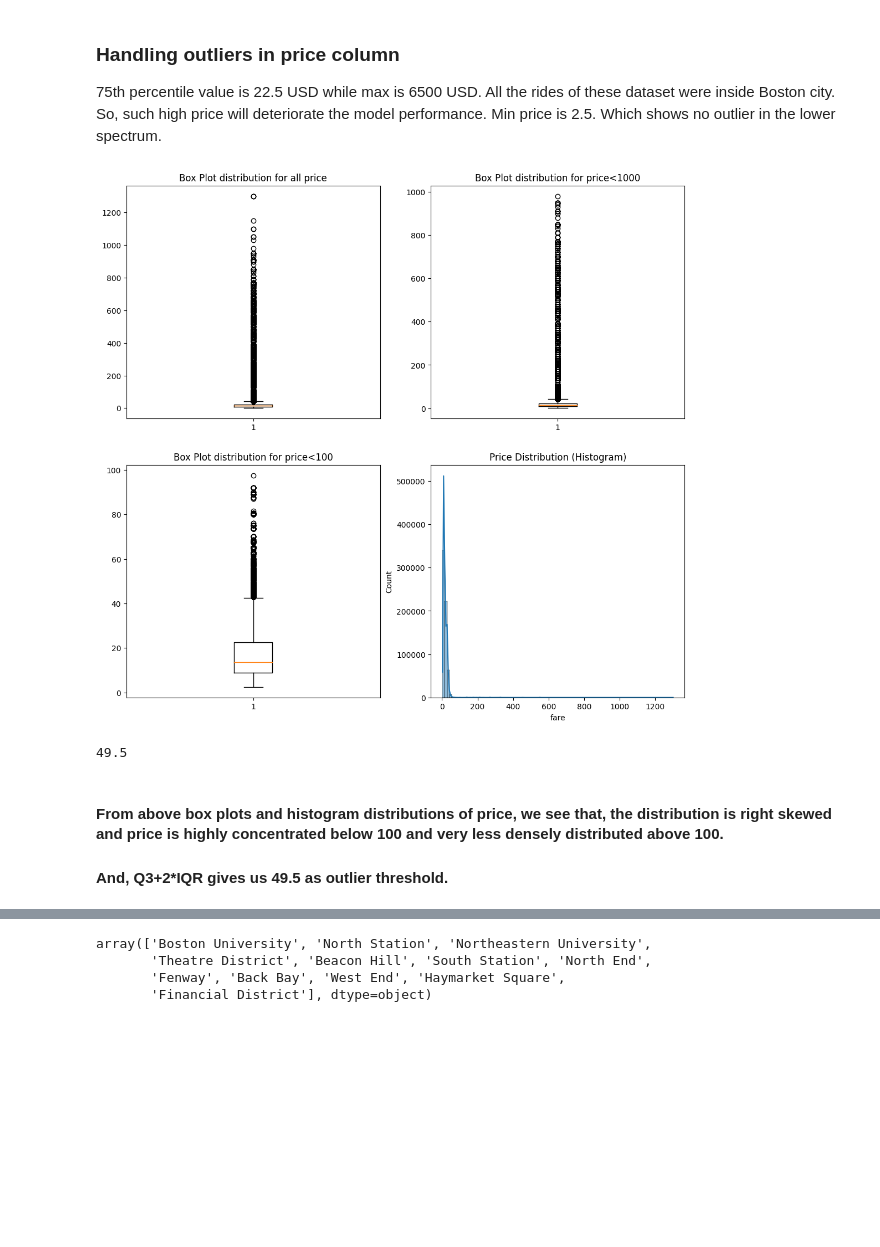
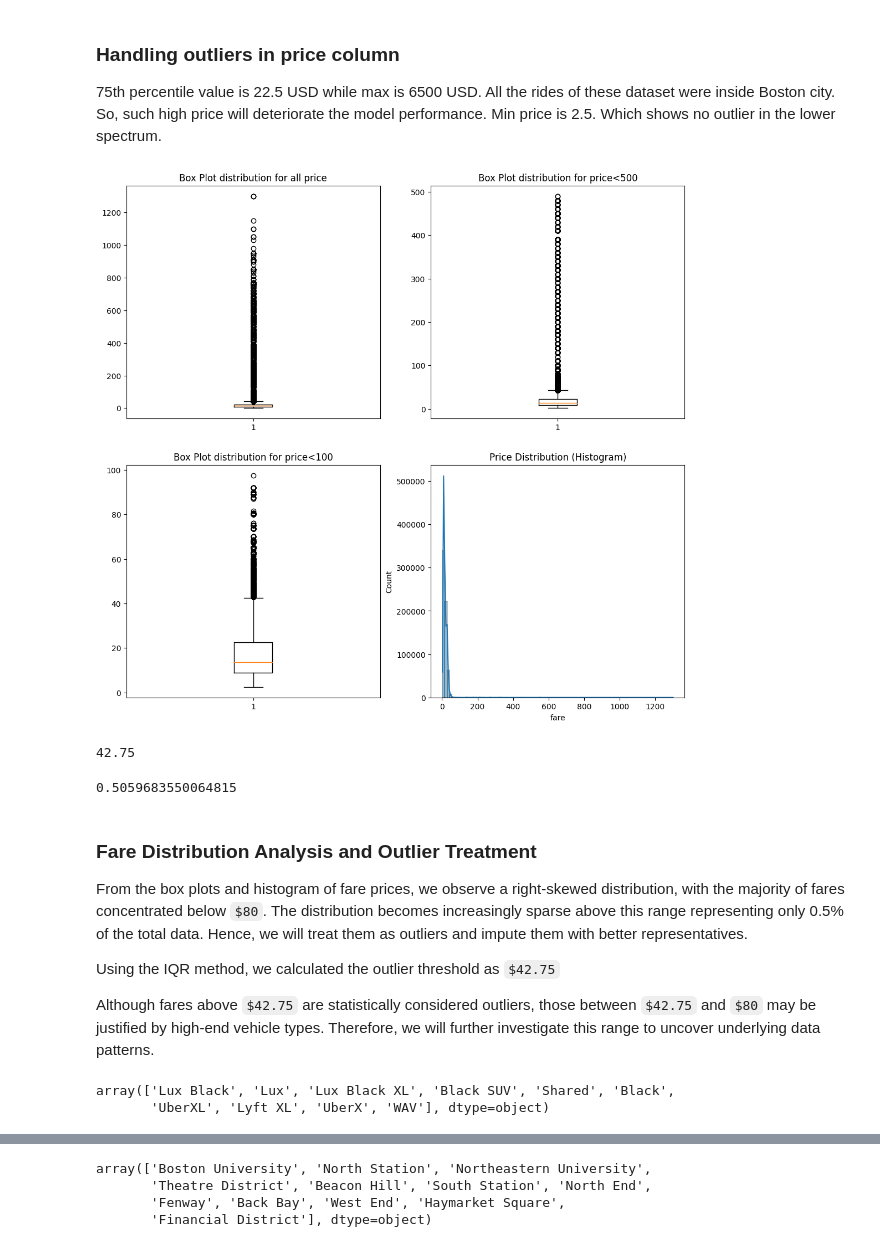
Before and after one commit to Mahir-Uddin0/Uber-Fare-Prediction, a Jupyter notebook: Notebooks/Data Preprocessing.ipynb, the cells around one changed output, grey strips where cells are left out. Saved outputs shown, nothing was run; the diff lists cells and outputs as text; code cells hidden in the pictures; blank space fills up the shorter version.

Commit message:
Modify "Fare" column cleaning

```diff
--- a/Notebooks/Data Preprocessing.ipynb
+++ b/Notebooks/Data Preprocessing.ipynb
@@ -287,32 +287,48 @@ Min price is 2.5. Which shows no outlier in the lower spectrum.
 # %%
 plt.figure(figsize=(13,12))
 plt.subplot(2,2,1)
 plt.boxplot(df["fare"])
 plt.title("Box Plot distribution for all price")
 
 plt.subplot(2,2,2)
-plt.boxplot(df[df["fare"]<1000]["fare"])
-plt.title("Box Plot distribution for price<1000")
+plt.boxplot(df[df["fare"]<500]["fare"])
+plt.title("Box Plot distribution for price<500")
 
 plt.subplot(2,2,3)
 plt.boxplot(df[df["fare"]<100]["fare"])
 plt.title("Box Plot distribution for price<100")
 
 plt.subplot(2,2,4)
 sns.histplot(df["fare"], bins=100, kde=True)
 plt.title("Price Distribution (Histogram)")
 plt.show()
 # %% [output]
-[figure, old version]
+[figure, new version]
 # %%
 Q3 = df["fare"].quantile(0.75)
 Q1 = df["fare"].quantile(0.25)
 
 IQR = Q3-Q1
-print(Q3 + 2 * IQR)
+fare_thres_iqr = Q3 + 1.5 * IQR
+fare_thres_vis = 80
+print(fare_thres_iqr)
 # %% [output]
-49.5
+42.75
-# %% [markdown]
-#### From above box plots and histogram distributions of price, we see that, the distribution is right skewed and price is highly concentrated below 100 and very less densely distributed above 100.
-#### And, Q3+2*IQR gives us 49.5 as outlier threshold.
+# %%
+len(df[df["fare"]>80])/len(df["fare"])*100
+# %% [output]
+0.5059683550064815
+# %% [markdown]
+### Fare Distribution Analysis and Outlier Treatment
+
+From the box plots and histogram of fare prices, we observe a right-skewed distribution, with the majority of fares concentrated below `$80`. The distribution becomes increasingly sparse above this range representing only 0.5% of the total data. Hence, we will treat them as outliers and impute them with better representatives.
+
+Using the IQR method, we calculated the outlier threshold as `$42.75`
+
+Although fares above `$42.75` are statistically considered outliers, those between `$42.75` and `$80` may be justified by high-end vehicle types. Therefore, we will further investigate this range to uncover underlying data patterns.
+# %%
+df[(df["fare"]>fare_thres_iqr) & (df["fare"]<fare_thres_vis)]["vehicle"].unique()
+# %% [output]
+array(['Lux Black', 'Lux', 'Lux Black XL', 'Black SUV', 'Shared', 'Black',
+       'UberXL', 'Lyft XL', 'UberX', 'WAV'], dtype=object)
 # %%
```
Also changed, not shown: parts of 21 cells of this notebook.
